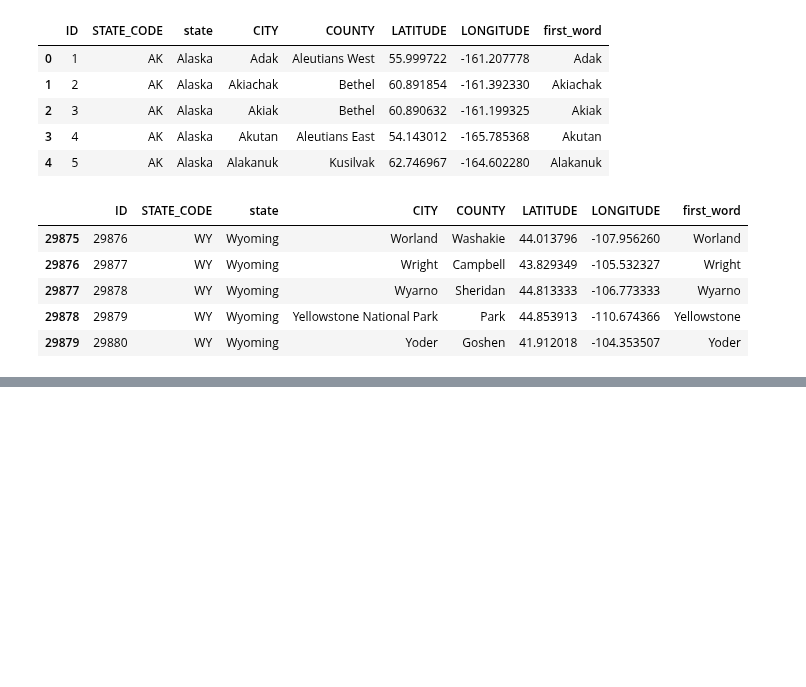
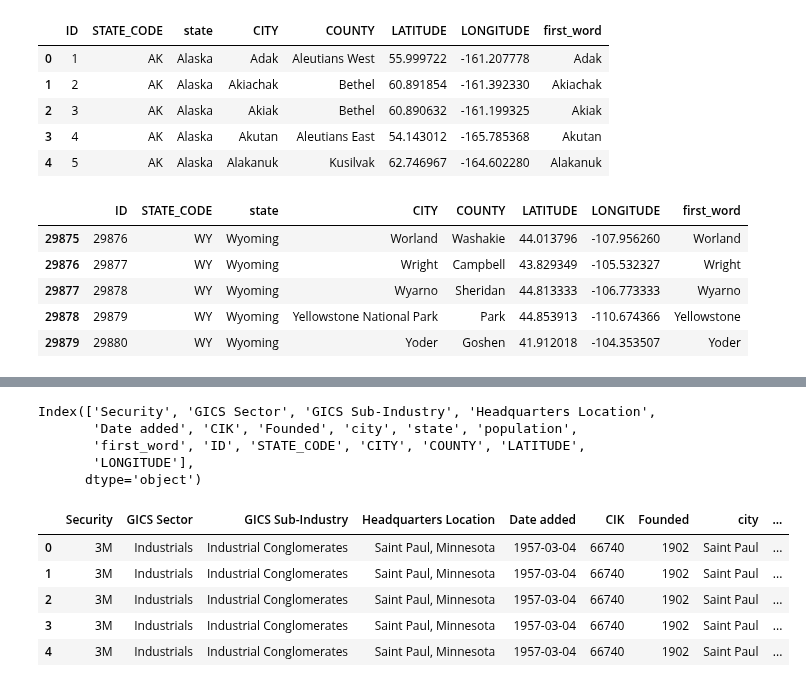
Before and after one commit to MontgomeryG/Group3Project1, a Jupyter notebook: geoplot_notebook.ipynb, the cells around one changed output, grey strips where cells are left out. Cells and saved outputs as stored; diff of their text form; code cells hidden in the pictures; blank space fills up the shorter version.

```diff
--- a/geoplot_notebook.ipynb
+++ b/geoplot_notebook.ipynb
@@ -117,4 +117,21 @@ display(snp500_with_pop_df.head())
 # %%
 # Merge datasets by State THEN by First Word of city
 
-merge_datasets = pd.merge(snp500_with_pop_df, us_cities_df, on=[''])
+merge_datasets = pd.merge(snp500_with_pop_df, us_cities_df, on=['state', 'first_word'], how='left')
+# %%
+merge_datasets.columns
+# %% [output]
+Index(['Security', 'GICS Sector', 'GICS Sub-Industry', 'Headquarters Location',
+       'Date added', 'CIK', 'Founded', 'city', 'state', 'population',
+       'first_word', 'ID', 'STATE_CODE', 'CITY', 'COUNTY', 'LATITUDE',
+       'LONGITUDE'],
+      dtype='object')
+# %%
+merge_datasets.head()
+# %% [output]
+|  | Security | GICS Sector | GICS Sub-Industry | Headquarters Location | Date added | CIK | Founded | city | ... |
+| 0 | 3M | Industrials | Industrial Conglomerates | Saint Paul, Minnesota | 1957-03-04 | 66740 | 1902 | Saint Paul | ... |
+| 1 | 3M | Industrials | Industrial Conglomerates | Saint Paul, Minnesota | 1957-03-04 | 66740 | 1902 | Saint Paul | ... |
+| 2 | 3M | Industrials | Industrial Conglomerates | Saint Paul, Minnesota | 1957-03-04 | 66740 | 1902 | Saint Paul | ... |
+| 3 | 3M | Industrials | Industrial Conglomerates | Saint Paul, Minnesota | 1957-03-04 | 66740 | 1902 | Saint Paul | ... |
+| 4 | 3M | Industrials | Industrial Conglomerates | Saint Paul, Minnesota | 1957-03-04 | 66740 | 1902 | Saint Paul | ... |
```
Also changed, not shown: parts of 2 cells of this notebook.
